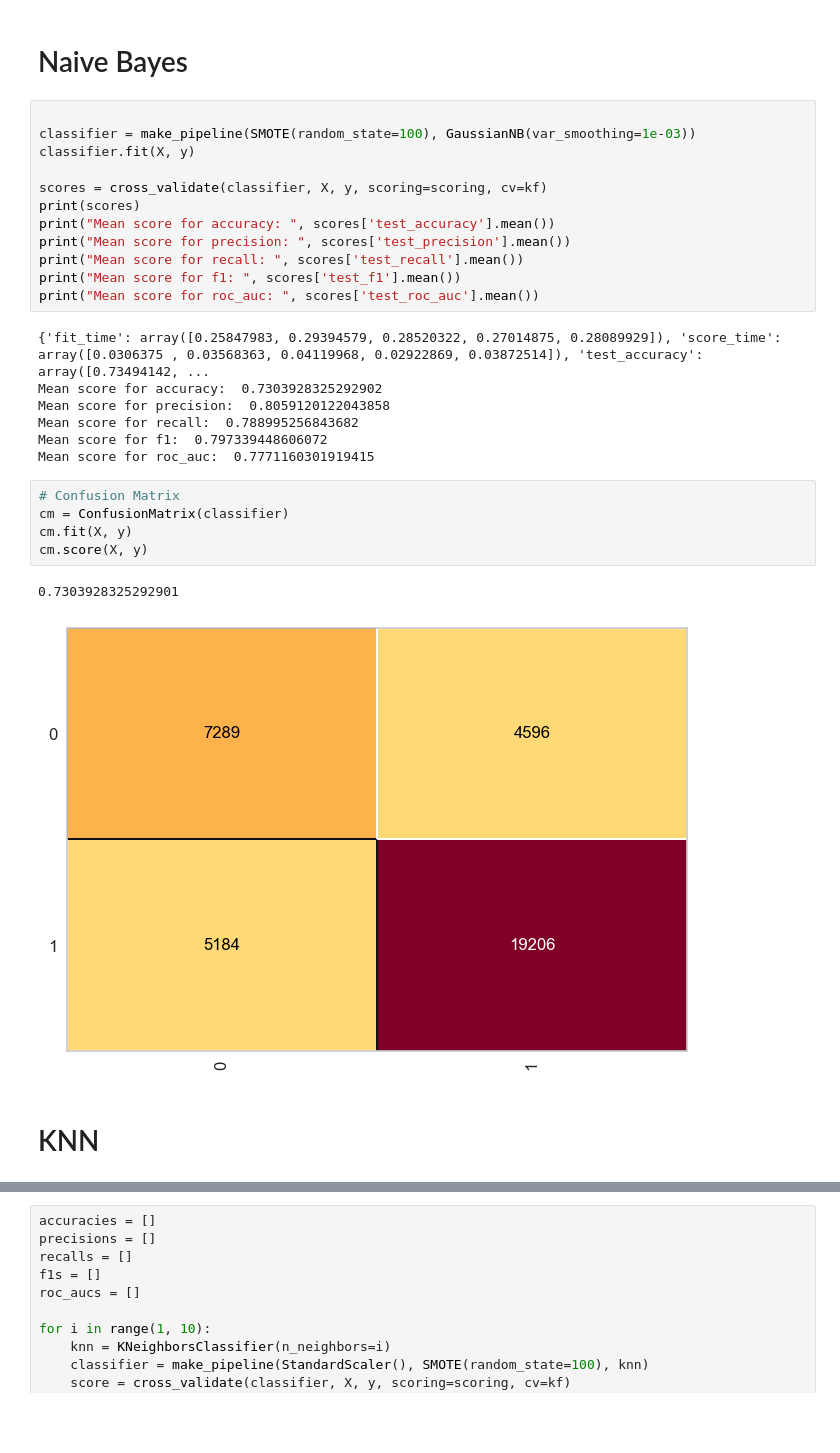
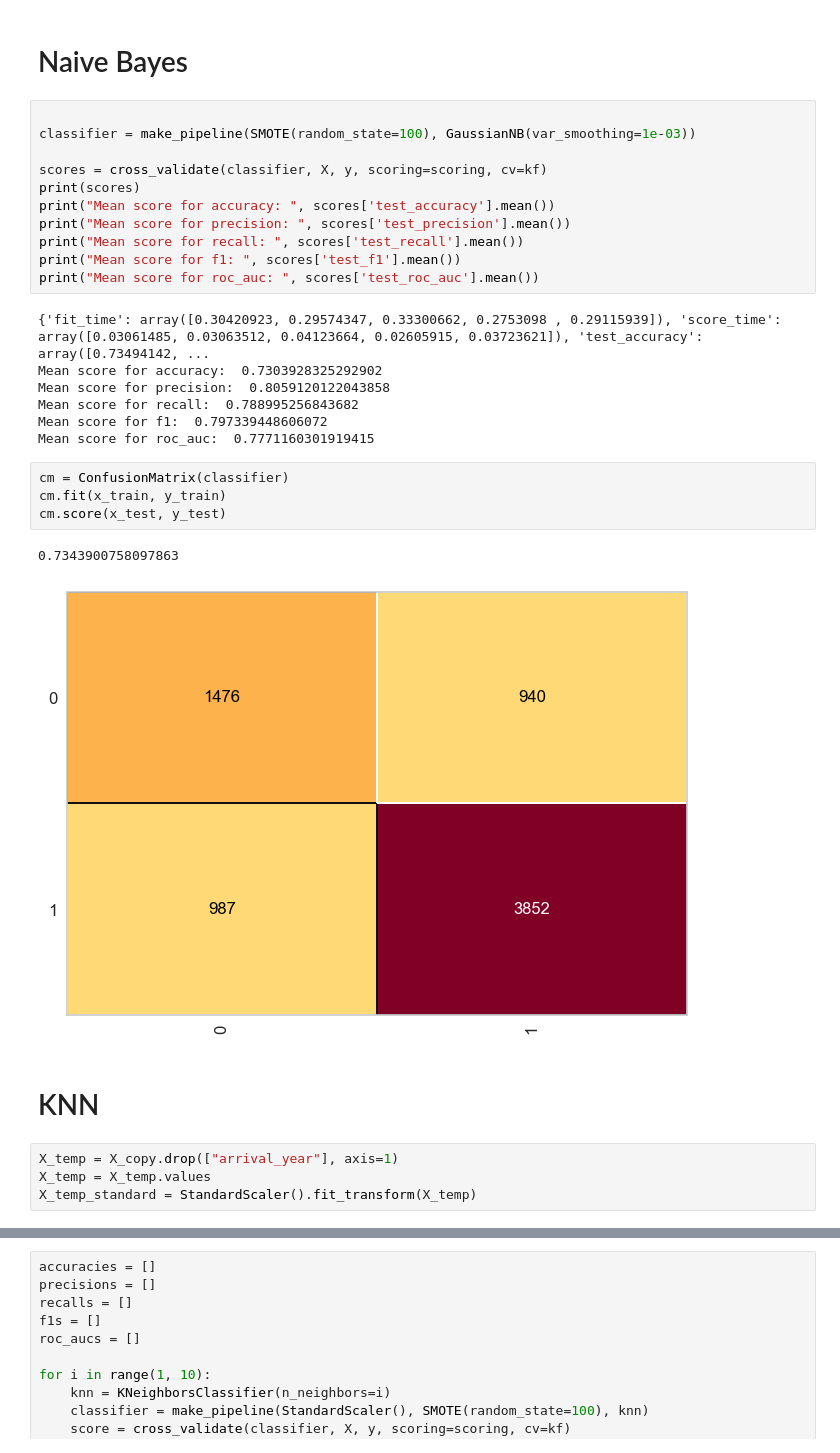
Before and after one commit to Ca3zsar/DM-Tasks, a Jupyter notebook: DM_Task3.ipynb, the cells around one changed output, grey strips where cells are left out. Saved outputs shown, nothing was run; the diff lists cells and outputs as text; blank space fills up the shorter version.

```diff
--- a/DM_Task3.ipynb
+++ b/DM_Task3.ipynb
@@ -53,7 +64,6 @@ kf = KFold(n_splits=5, shuffle=True, random_state=42)
 # %%
 
 classifier = make_pipeline(SMOTE(random_state=100), GaussianNB(var_smoothing=1e-03))
-classifier.fit(X, y)
 
 scores = cross_validate(classifier, X, y, scoring=scoring, cv=kf)
 print(scores)
@@ -63,20 +73,23 @@ print("Mean score for recall: ", scores['test_recall'].mean())
 print("Mean score for f1: ", scores['test_f1'].mean())
 print("Mean score for roc_auc: ", scores['test_roc_auc'].mean())
 # %% [output]
-{'fit_time': array([0.25847983, 0.29394579, 0.28520322, 0.27014875, 0.28089929]), 'score_time': array([0.0306375 , 0.03568363, 0.04119968, 0.02922869, 0.03872514]), 'test_accuracy': array([0.73494142, ...
+{'fit_time': array([0.30420923, 0.29574347, 0.33300662, 0.2753098 , 0.29115939]), 'score_time': array([0.03061485, 0.03063512, 0.04123664, 0.02605915, 0.03723621]), 'test_accuracy': array([0.73494142, ...
 Mean score for accuracy:  0.7303928325292902
 Mean score for precision:  0.8059120122043858
 Mean score for recall:  0.788995256843682
 Mean score for f1:  0.797339448606072
 Mean score for roc_auc:  0.7771160301919415
 # %%
-# Confusion Matrix
 cm = ConfusionMatrix(classifier)
-cm.fit(X, y)
-cm.score(X, y)
+cm.fit(x_train, y_train)
+cm.score(x_test, y_test)
 # %% [output]
-0.7303928325292901
+0.7343900758097863
-[figure, old version]
+[figure, new version]
 # %% [markdown]
 # KNN
+# %%
+X_temp = X_copy.drop(["arrival_year"], axis=1)
+X_temp = X_temp.values
+X_temp_standard = StandardScaler().fit_transform(X_temp)
 # %%
```
Also changed, not shown: parts of 34 cells of this notebook, 1 other file.
